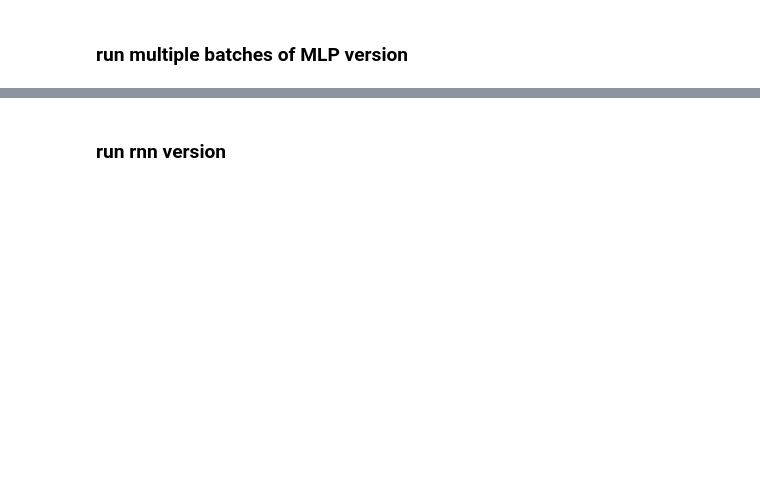
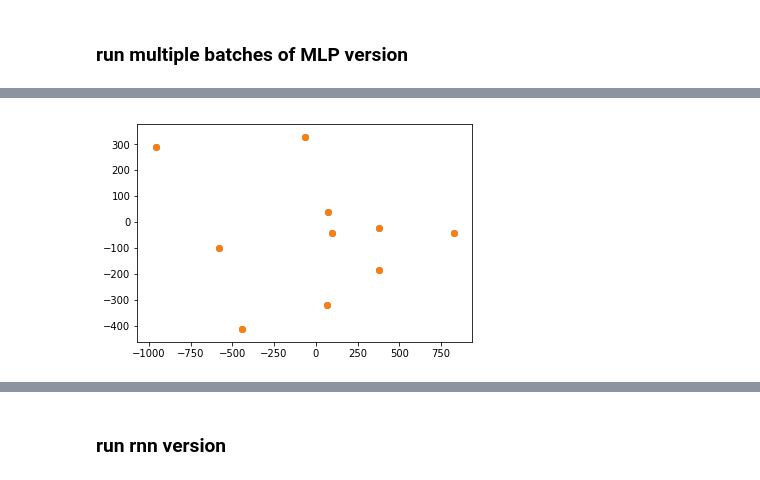
Before and after one commit to judithfan/pix2svg, a Jupyter notebook: tf_sketchy.ipynb, the cells around one changed output, grey strips where cells are left out. Saved outputs shown, nothing was run; the diff lists cells and outputs as text; code cells hidden in the pictures; blank space fills up the shorter version.

Commit message:
trying to predict next pen offset on basis of current pen offset

```diff
--- a/tf_sketchy.ipynb
+++ b/tf_sketchy.ipynb
@@ -287,6 +285,12 @@ if run_this:
     print 'Saving out stroke_dataframe_relative.csv'
     S2.to_csv('tiny/stroke_dataframe_relative.csv')
 # %%
+# check if S2 exists, if not, load it in
+try:
+    S2
+except:
+    S2 = pd.read_csv('tiny/stroke_dataframe_relative.csv')
+
 # define S to either be ABSOLUTE strokes matrix (S1) or RELATIVE strokes matrix (S2)
 S = S2
 
@@ -393,7 +397,7 @@ def get_minibatches(data, minibatch_size, shuffle=True):
     for minibatch_start in np.arange(0, data_size, minibatch_size):
         minibatch_indices = indices[minibatch_start:minibatch_start + minibatch_size]
         yield [minibatch(d, minibatch_indices) for d in data] if list_data \
-            else minibatch(data, minibatch_indices)
+            else minibatch(data, minibatch_indices), minibatch_indices
 
 # usage notes:
 # for m in get_minibatches([F_train,S_train.as_matrix()],batch_size,shuffle=True):
@@ -576,7 +558,7 @@ offset_weight = 0.1
 offset_multiplier = 100.
 
 # learning rate
-learning_rate = 0.01
+learning_rate = 0.001
 
 # set batch size
 batch_size = 10
@@ -584,8 +566,14 @@ batch_size = 10
 # epoch counter
 epoch_num = 0
 
+# feed in only current features, or also features on the next time step as well?
+now_plus_next = True
+
 # initialize variables
-F = tf.placeholder("float", shape=[None, 2048])  # features (input)
+if now_plus_next:
+    F = tf.placeholder("float", shape=[None, 4096])  # features (input)
+else:
+    F = tf.placeholder("float", shape=[None, 2048])  # features (input)
 S = tf.placeholder("float", shape=[None, 3]) # strokes (output)
 
 # Layer's sizes
@@ -614,10 +602,10 @@ fc1 = tf.nn.relu(tf.nn.xw_plus_b(F, W1, b1,name='fc1'))
 fc2 = tf.nn.relu(tf.nn.xw_plus_b(fc1, W2, b2,name='fc2'))
 output = tf.nn.xw_plus_b(fc1, W3, b3,name='output')
 
-actual_offset = tf.slice(S,[0,0],[batch_size,2])
-actual_pen = tf.slice(S,[0,2],[batch_size,-1])
+actual_offset = tf.slice(So,[0,0],[batch_size,2])
+actual_pen = tf.squeeze(tf.slice(So,[0,2],[batch_size,-1]))
 pred_offset = tf.multiply(tf.slice(output,[0,0],[batch_size,2]),offset_multiplier)
-pred_pen = tf.nn.softmax(tf.slice(output,[0,2],[batch_size,-1]))
+pred_pen = tf.squeeze(tf.slice(output,[0,2],[batch_size,-1]))
 
 offset_loss = tf.reduce_sum(tf.sqrt(tf.reduce_sum(tf.square(tf.subtract(pred_offset,actual_offset)),axis=1)))
 pen_loss = tf.reduce_mean(tf.nn.softmax_cross_entropy_with_logits(
@@ -635,18 +623,30 @@ save = False
 saver = tf.train.Saver()
 
 # get predicted stroke vector
-strokes = tf.concat([pred_offset, pred_pen],axis=1)
+strokes = tf.concat([pred_offset, tf.expand_dims(pred_pen,1)],axis=1)
 
 # run batches
 with tf.Session() as sess:
     tf.global_variables_initializer().run()
-    for m in get_minibatches([F_train,S_train.as_matrix().astype('float32')],batch_size,shuffle=True):
+    for m,idx in get_minibatches([F_train,S_train.as_matrix().astype('float32')],batch_size,shuffle=True):
 
         if m[0].shape[0]==batch_size:
             F_batch = m[0]
             S_batch = m[1]
 
-            updates = sess.run([offset_loss, pen_loss, loss, pred_offset], feed_dict={F:F_batch,S:S_batch})
+            # use idx to retrieve the features of the subsequent row in the feature matrix, so you
+            # effectively feed in sketch_so_far and sketch_so_far_plus_next_xy, as well as pen (absolute?) location and state
+            if (max(idx)<45040):
+                F_batch_next = F_train[idx+1].shape
+                F_now_plus_next = np.hstack((F_train[idx],F_train[idx+1]))
+
+            if (now_plus_next) & (max(idx)<45040):
+                updates = sess.run([offset_loss, pen_loss, loss, pred_offset], feed_dict={F:F_now_plus_next,S:S_batch})
+            else:
+                try:
+                    updates = sess.run([offset_loss, pen_loss, loss, pred_offset], feed_dict={F:F_batch,S:S_batch})
+                except:
+                    pass
 
             offset_loss_ = updates[0]
             pen_loss_ = updates[1]
@@ -690,0 +818,5 @@ Epoch: 4400 | Loss: 95.8063 | Offset loss: 958.063 | Pen loss: 0.0
+# %%
+plt.scatter(strokes_[:,0],strokes_[:,1])
+plt.show()
+# %% [output]
+[figure, added]
```
Also changed, not shown: parts of 11 cells of this notebook.
